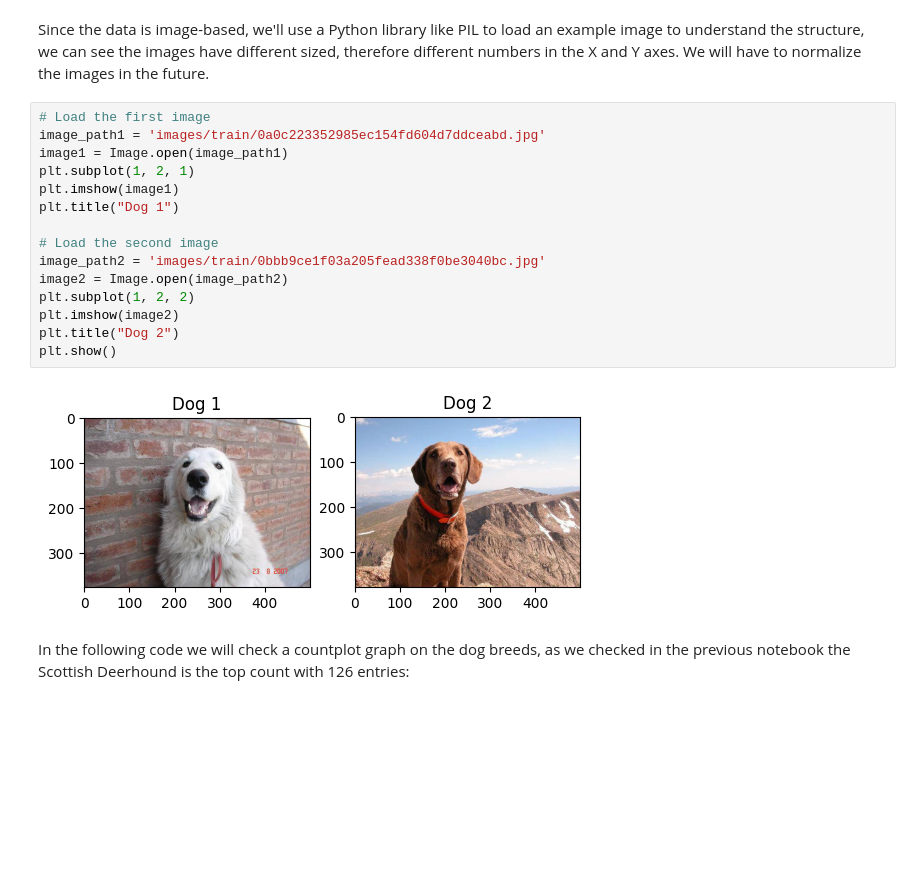
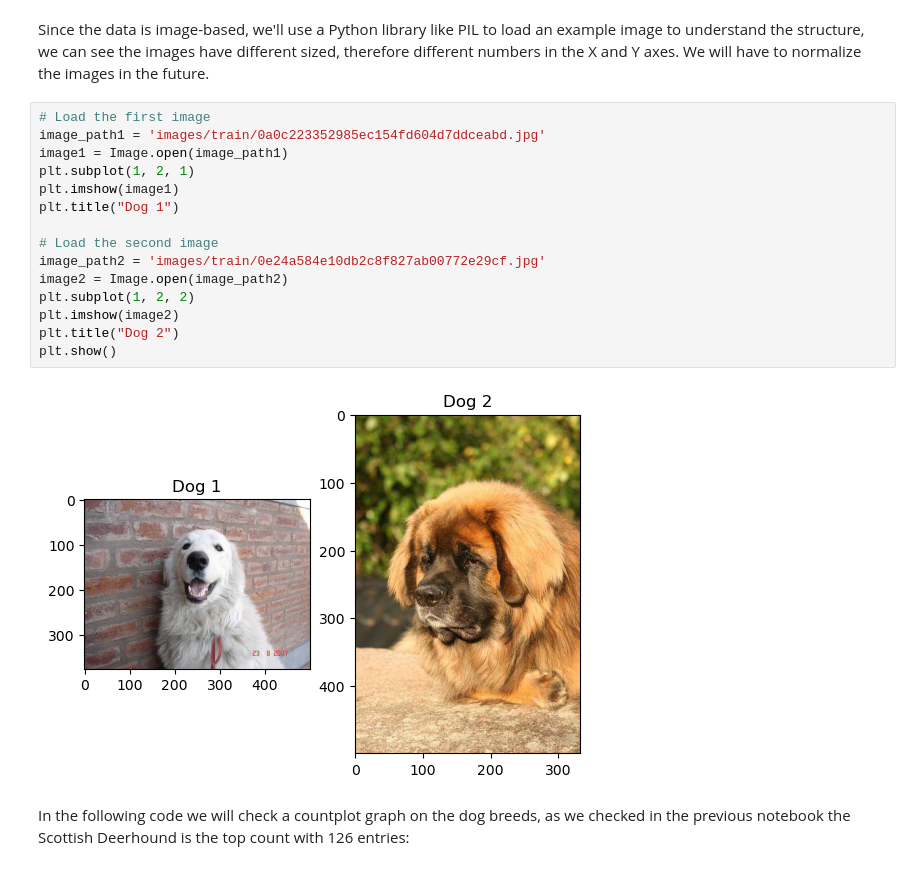
Before and after one commit to Jaaz7/TailTeller, a Jupyter notebook: jupyter_notebooks/02 - DogIdentificationStudy.ipynb, the cells around one changed output. Saved outputs shown, nothing was run; the diff lists cells and outputs as text; blank space fills up the shorter version.

```diff
--- a/jupyter_notebooks/02 - DogIdentificationStudy.ipynb
+++ b/jupyter_notebooks/02 - DogIdentificationStudy.ipynb
@@ -58,20 +58,20 @@ Since the data is image-based, we'll use a Python library like PIL to load an ex
 # %%
 # Load the first image
 image_path1 = 'images/train/0a0c223352985ec154fd604d7ddceabd.jpg'
 image1 = Image.open(image_path1)
 plt.subplot(1, 2, 1)
 plt.imshow(image1)
 plt.title("Dog 1")
 
 # Load the second image
-image_path2 = 'images/train/0bbb9ce1f03a205fead338f0be3040bc.jpg'
+image_path2 = 'images/train/0e24a584e10db2c8f827ab00772e29cf.jpg'
 image2 = Image.open(image_path2)
 plt.subplot(1, 2, 2)
 plt.imshow(image2)
 plt.title("Dog 2")
 plt.show()
 # %% [output]
-[figure, old version]
+[figure, new version]
 # %% [markdown]
 In the following code we will check a countplot graph on the dog breeds, as we checked in the previous notebook the Scottish Deerhound is the top count with 126 entries:
 # %%
```
Also changed, not shown: parts of 2 cells of this notebook, 8 other files.
